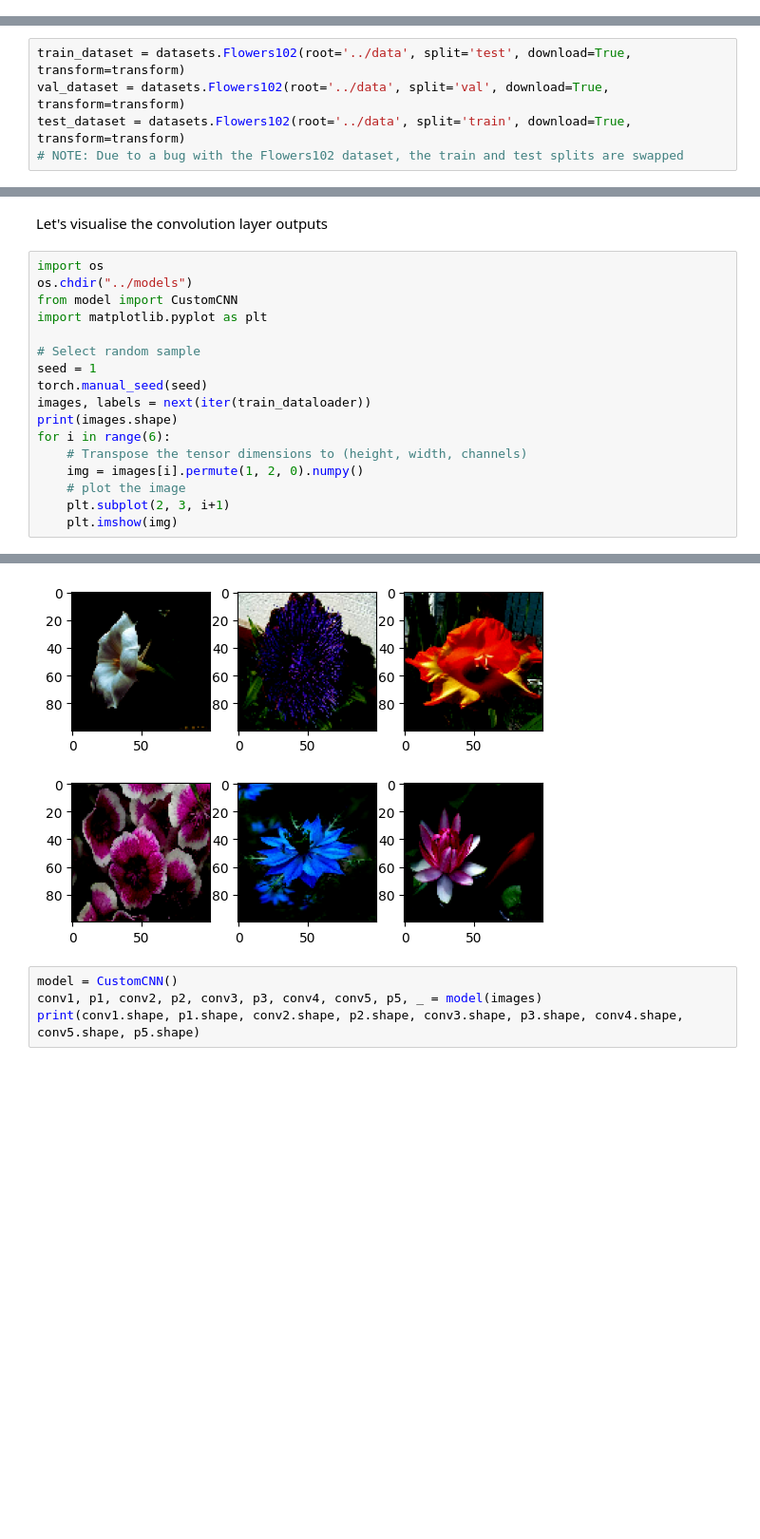
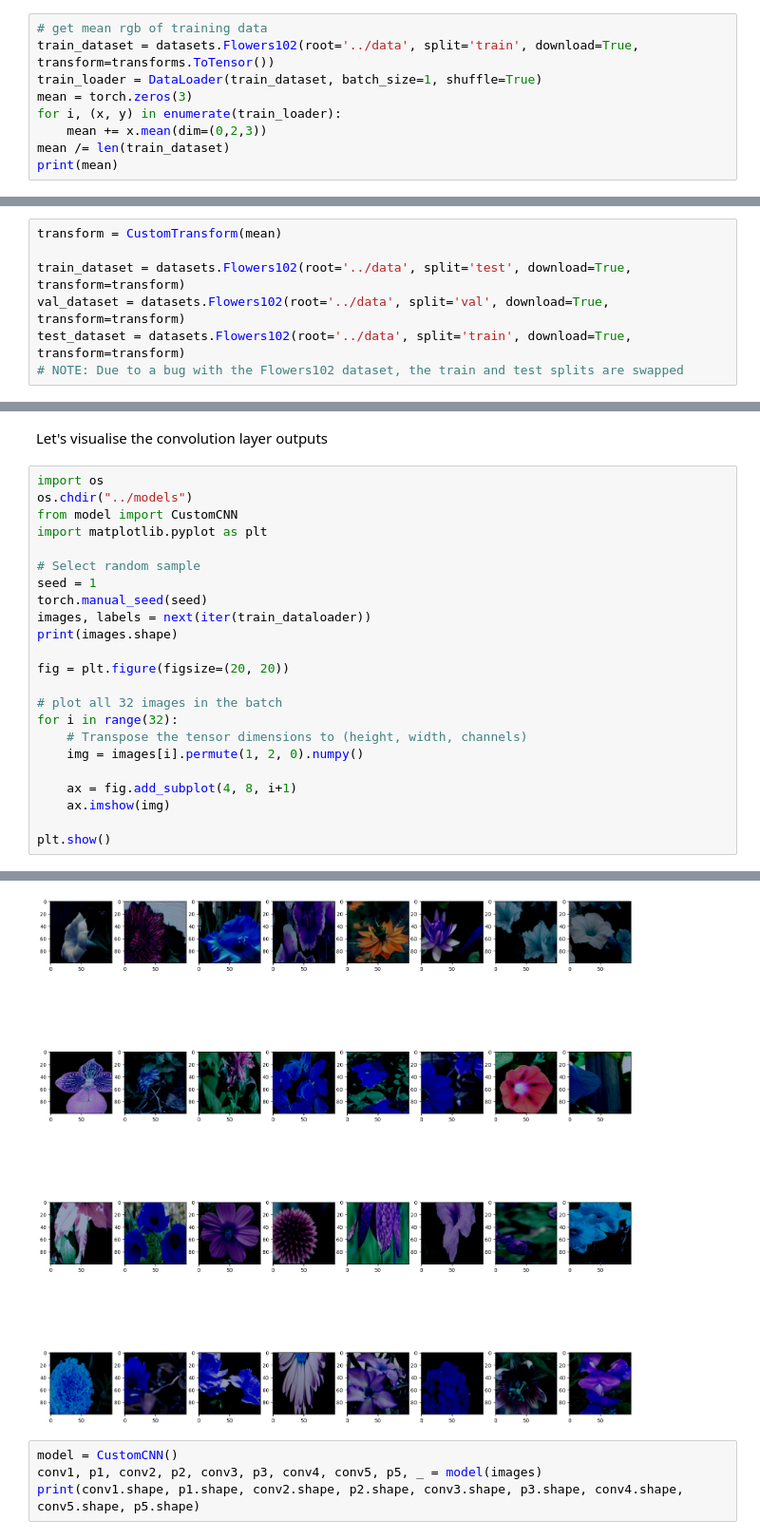
Before and after one commit to A-Alviento/ntu-sc4001-cnn-flower-classification-enhancement, a Jupyter notebook: notebooks/test_data.ipynb, the cells around one changed output, grey strips where cells are left out. Shown at 95% size. Cells and saved outputs as stored; diff of their text form; blank space fills up the shorter version.

Commit message:
Update plotting of graphs to show all 32 images in the batch

```diff
--- a/notebooks/test_data.ipynb
+++ b/notebooks/test_data.ipynb
@@ -8,0 +9,9 @@ from common_utils import transform
+# %%
+# get mean rgb of training data
+train_dataset = datasets.Flowers102(root='../data', split='train', download=True, transform=transforms.ToTensor())
+train_loader = DataLoader(train_dataset, batch_size=1, shuffle=True)
+mean = torch.zeros(3)
+for i, (x, y) in enumerate(train_loader):
+    mean += x.mean(dim=(0,2,3))
+mean /= len(train_dataset)
+print(mean)
@@ -9,4 +20,6 @@ from common_utils import transform
 # %%
+transform = CustomTransform(mean)
+
 train_dataset = datasets.Flowers102(root='../data', split='test', download=True, transform=transform)
 val_dataset = datasets.Flowers102(root='../data', split='val', download=True, transform=transform)
 test_dataset = datasets.Flowers102(root='../data', split='train', download=True, transform=transform)
@@ -42,10 +55,16 @@ seed = 1
 torch.manual_seed(seed)
 images, labels = next(iter(train_dataloader))
 print(images.shape)
-for i in range(6):
+
+fig = plt.figure(figsize=(20, 20))
+
+# plot all 32 images in the batch
+for i in range(32):
     # Transpose the tensor dimensions to (height, width, channels)
     img = images[i].permute(1, 2, 0).numpy()
-    # plot the image
-    plt.subplot(2, 3, i+1)
-    plt.imshow(img)
+
+    ax = fig.add_subplot(4, 8, i+1)
+    ax.imshow(img)
+
+plt.show()
 # %% [output]
@@ -59,4 +72,4 @@ torch.Size([32, 3, 100, 100])
-[figure, old version]
+[figure, new version]
 # %%
 model = CustomCNN()
 conv1, p1, conv2, p2, conv3, p3, conv4, conv5, p5, _ = model(images)
```
Also changed, not shown: parts of 6 cells of this notebook.
